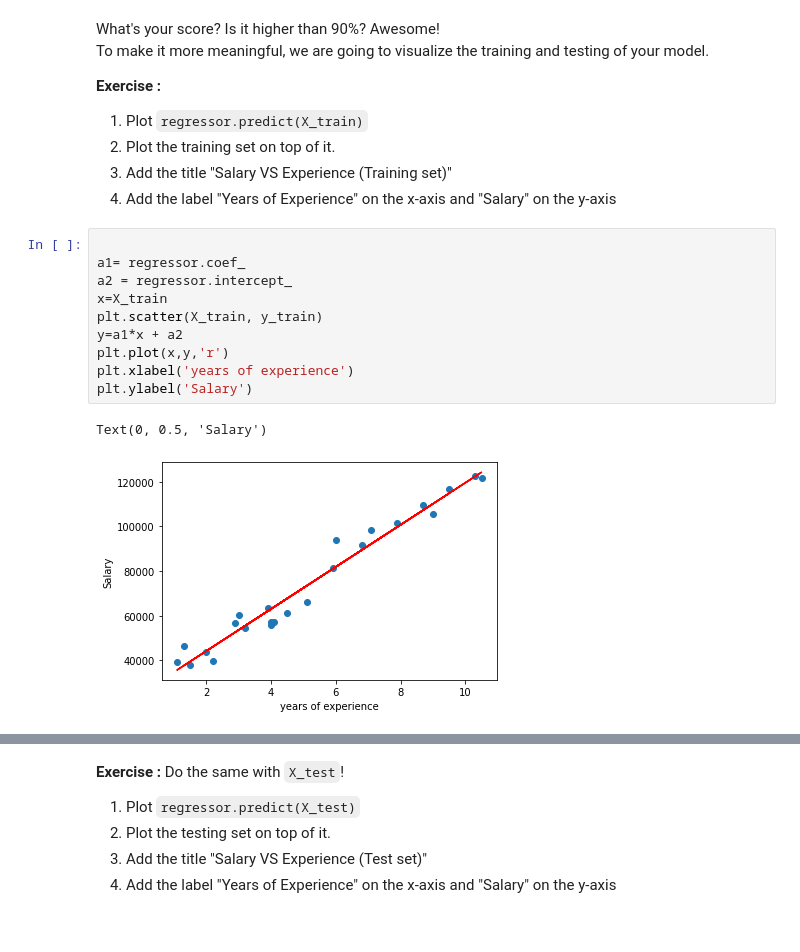
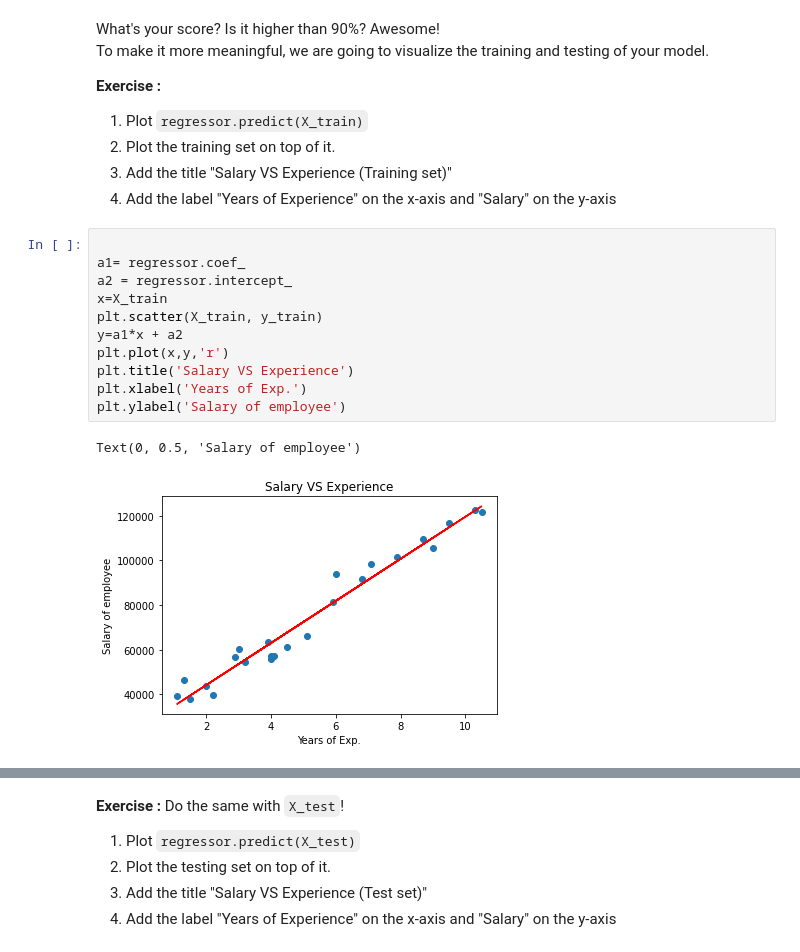
Before and after one commit to HavvaEb/Machine_Learning_exercise, a Jupyter notebook: 4.machine_learning/1.Regression/01-Simple_linear_regression_sklearn.ipynb, the cells around one changed output, grey strips where cells are left out. Cells and saved outputs as stored; diff of their text form.

```diff
--- a/4.machine_learning/1.Regression/01-Simple_linear_regression_sklearn.ipynb
+++ b/4.machine_learning/1.Regression/01-Simple_linear_regression_sklearn.ipynb
@@ -300,16 +300,17 @@ To make it more meaningful, we are going to visualize the training and testing o
 # %%
 
 a1= regressor.coef_
 a2 = regressor.intercept_
 x=X_train
 plt.scatter(X_train, y_train)
 y=a1*x + a2
 plt.plot(x,y,'r')
-plt.xlabel('years of experience')
-plt.ylabel('Salary')
+plt.title('Salary VS Experience')
+plt.xlabel('Years of Exp.')
+plt.ylabel('Salary of employee')
 # %% [output]
-Text(0, 0.5, 'Salary')
+Text(0, 0.5, 'Salary of employee')
-[figure, old version]
+[figure, new version]
 # %% [markdown]
 The expected result should look like this:
 ![train_plot](./assets/trainplot.png)
```
Also changed, not shown: parts of 2 cells of this notebook.
